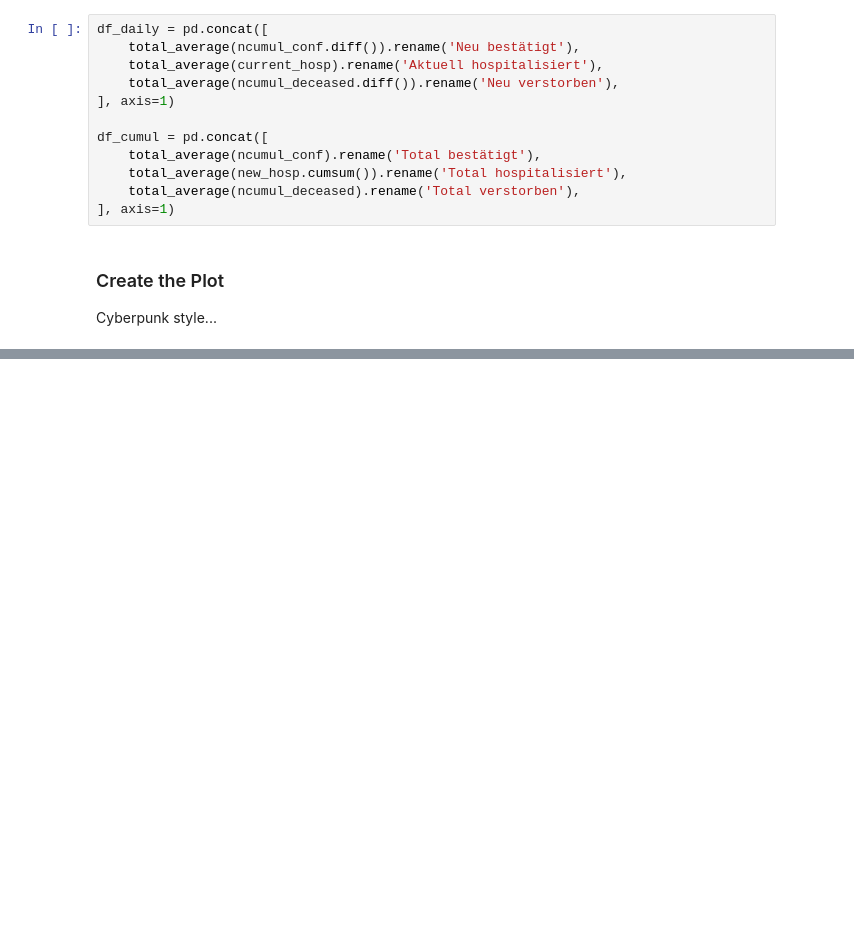
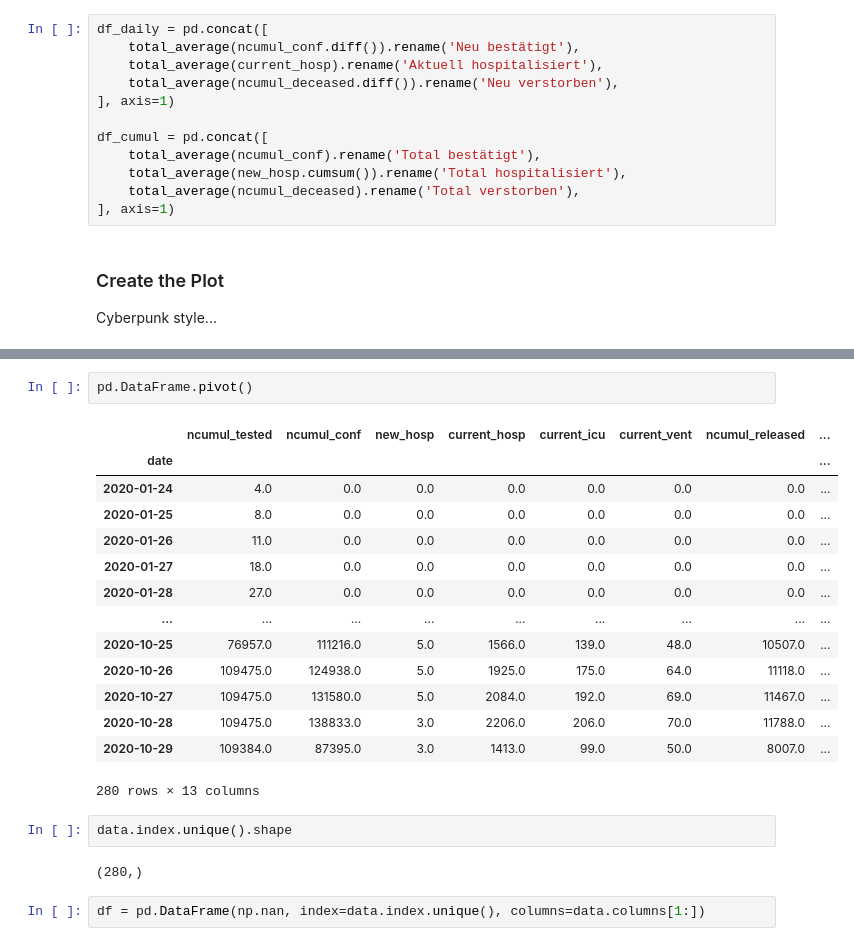
Before and after one commit to wildmichael/swisscovid, a Jupyter notebook: CovidSchweiz.ipynb, the cells around one changed output, grey strips where cells are left out. Drawn from its saved outputs; the diff is of its cells as text; blank space fills up the shorter version.

```diff
--- a/CovidSchweiz.ipynb
+++ b/CovidSchweiz.ipynb
@@ -92,0 +548,23 @@ plot(df_cumul, ax, secondary_y=['Total hospitalisiert', 'Total verstorben',])
+# %%
+pd.DataFrame.pivot()
+# %% [output]
+|  | ncumul_tested | ncumul_conf | new_hosp | current_hosp | current_icu | current_vent | ncumul_released | ... |
+| date |  |  |  |  |  |  |  | ... |
+| 2020-01-24 | 4.0 | 0.0 | 0.0 | 0.0 | 0.0 | 0.0 | 0.0 | ... |
+| 2020-01-25 | 8.0 | 0.0 | 0.0 | 0.0 | 0.0 | 0.0 | 0.0 | ... |
+| 2020-01-26 | 11.0 | 0.0 | 0.0 | 0.0 | 0.0 | 0.0 | 0.0 | ... |
+| 2020-01-27 | 18.0 | 0.0 | 0.0 | 0.0 | 0.0 | 0.0 | 0.0 | ... |
+| 2020-01-28 | 27.0 | 0.0 | 0.0 | 0.0 | 0.0 | 0.0 | 0.0 | ... |
+| ... | ... | ... | ... | ... | ... | ... | ... | ... |
+| 2020-10-25 | 76957.0 | 111216.0 | 5.0 | 1566.0 | 139.0 | 48.0 | 10507.0 | ... |
+| 2020-10-26 | 109475.0 | 124938.0 | 5.0 | 1925.0 | 175.0 | 64.0 | 11118.0 | ... |
+| 2020-10-27 | 109475.0 | 131580.0 | 5.0 | 2084.0 | 192.0 | 69.0 | 11467.0 | ... |
+| 2020-10-28 | 109475.0 | 138833.0 | 3.0 | 2206.0 | 206.0 | 70.0 | 11788.0 | ... |
+| 2020-10-29 | 109384.0 | 87395.0 | 3.0 | 1413.0 | 99.0 | 50.0 | 8007.0 | ... |
+280 rows × 13 columns
+# %%
+data.index.unique().shape
+# %% [output]
+(280,)
+# %%
+df = pd.DataFrame(np.nan, index=data.index.unique(), columns=data.columns[1:])
```
Also changed, not shown: parts of 31 cells of this notebook, 1 other file.
